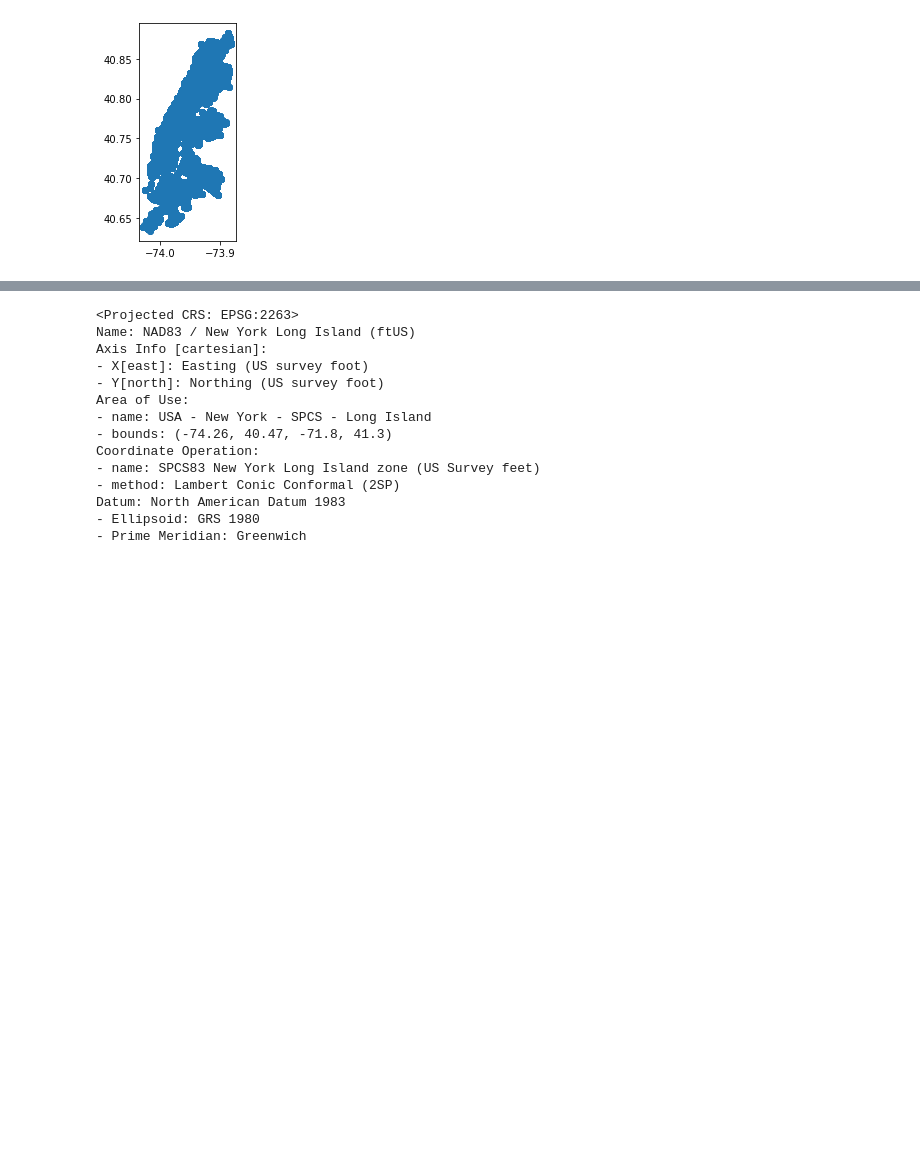
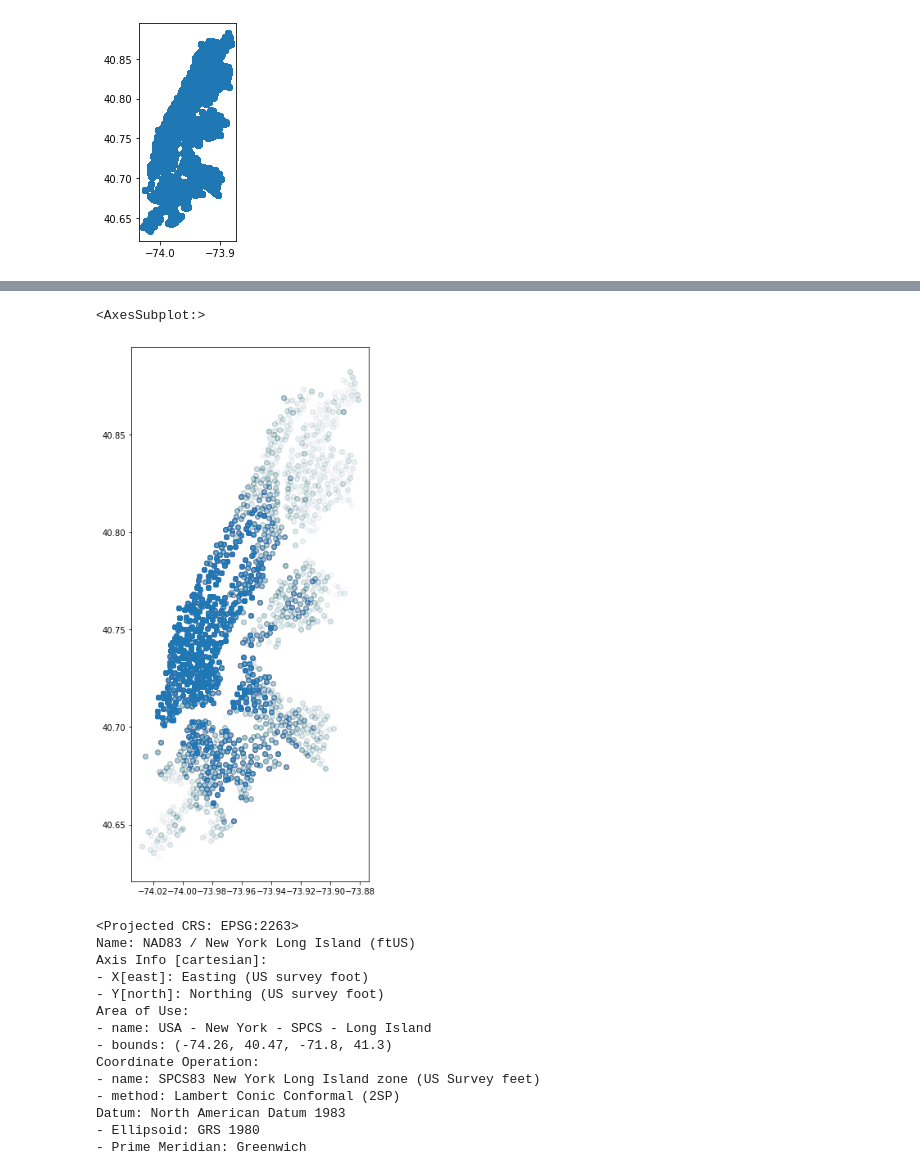
Before and after one commit to mebauer/ypt-nyc-python, a Jupyter notebook: citibike-analysis.ipynb, the cells around one changed output, grey strips where cells are left out. Saved outputs shown, nothing was run; the diff lists cells and outputs as text; code cells hidden in the pictures; blank space fills up the shorter version.

```diff
--- a/citibike-analysis.ipynb
+++ b/citibike-analysis.ipynb
@@ -612,3 +615,9 @@ trip_gdf.plot()
+# %%
+trip_gdf.plot(figsize=(12, 12),
+              alpha=.009)
+# %% [output]
+<AxesSubplot:>
+[figure, added]
 # %%
 trip_gdf = trip_gdf.to_crs(2263)
 
```
Also changed, not shown: parts of 13 cells of this notebook, 1 other file.
